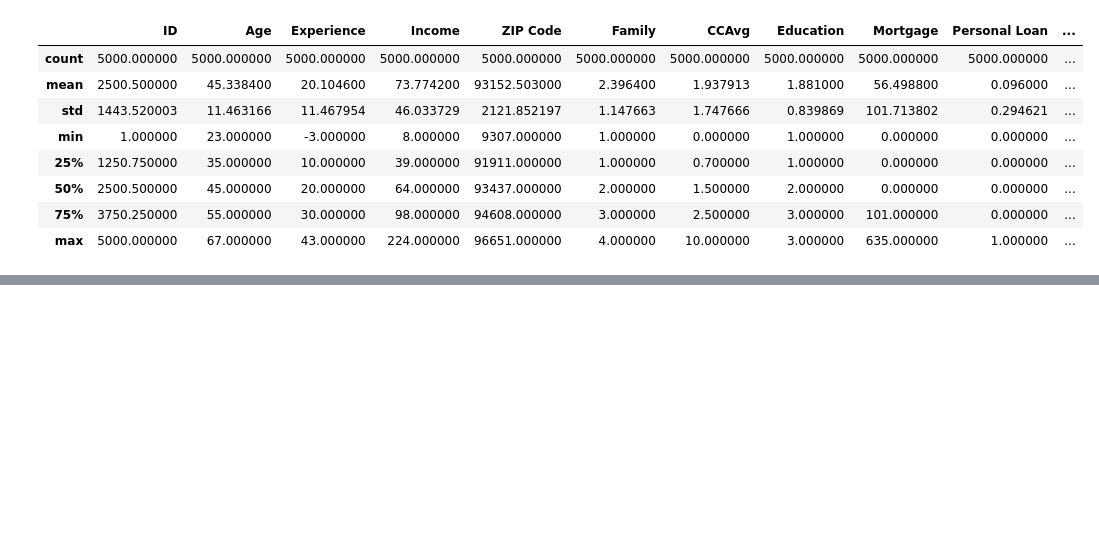
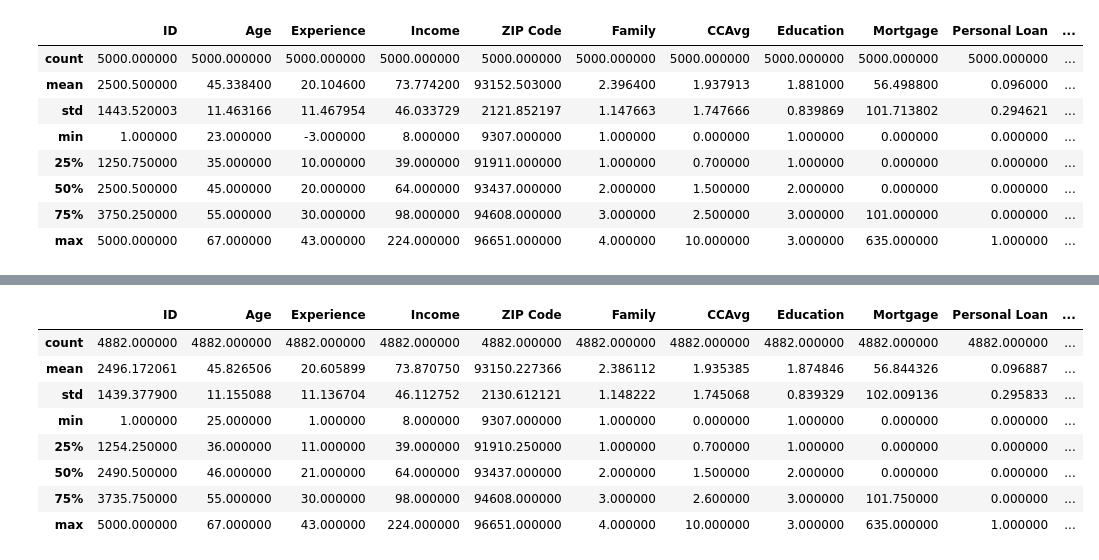
Before and after one commit to mllearnerpro/GreatLakes, a Jupyter notebook: Group3_PGPBDA.B.AUG16_SLE_MiniPro.ipynb, the cells around one changed output, grey strips where cells are left out. Cells and saved outputs as stored; diff of their text form; code cells hidden in the pictures; blank space fills up the shorter version.

```diff
--- a/Group3_PGPBDA.B.AUG16_SLE_MiniPro.ipynb
+++ b/Group3_PGPBDA.B.AUG16_SLE_MiniPro.ipynb
@@ -27,0 +43,13 @@ data.describe()
+# %%
+dfposExp = df.loc[df['Experience'] >0]
+dfposExp.describe()
+# %% [output]
+|  | ID | Age | Experience | Income | ZIP Code | Family | CCAvg | Education | Mortgage | Personal Loan | ... |
+| count | 4882.000000 | 4882.000000 | 4882.000000 | 4882.000000 | 4882.000000 | 4882.000000 | 4882.000000 | 4882.000000 | 4882.000000 | 4882.000000 | ... |
+| mean | 2496.172061 | 45.826506 | 20.605899 | 73.870750 | 93150.227366 | 2.386112 | 1.935385 | 1.874846 | 56.844326 | 0.096887 | ... |
+| std | 1439.377900 | 11.155088 | 11.136704 | 46.112752 | 2130.612121 | 1.148222 | 1.745068 | 0.839329 | 102.009136 | 0.295833 | ... |
+| min | 1.000000 | 25.000000 | 1.000000 | 8.000000 | 9307.000000 | 1.000000 | 0.000000 | 1.000000 | 0.000000 | 0.000000 | ... |
+| 25% | 1254.250000 | 36.000000 | 11.000000 | 39.000000 | 91910.250000 | 1.000000 | 0.700000 | 1.000000 | 0.000000 | 0.000000 | ... |
+| 50% | 2490.500000 | 46.000000 | 21.000000 | 64.000000 | 93437.000000 | 2.000000 | 1.500000 | 2.000000 | 0.000000 | 0.000000 | ... |
+| 75% | 3735.750000 | 55.000000 | 30.000000 | 98.000000 | 94608.000000 | 3.000000 | 2.600000 | 3.000000 | 101.750000 | 0.000000 | ... |
+| max | 5000.000000 | 67.000000 | 43.000000 | 224.000000 | 96651.000000 | 4.000000 | 10.000000 | 3.000000 | 635.000000 | 1.000000 | ... |
```
Also changed, not shown: parts of 10 cells of this notebook.
